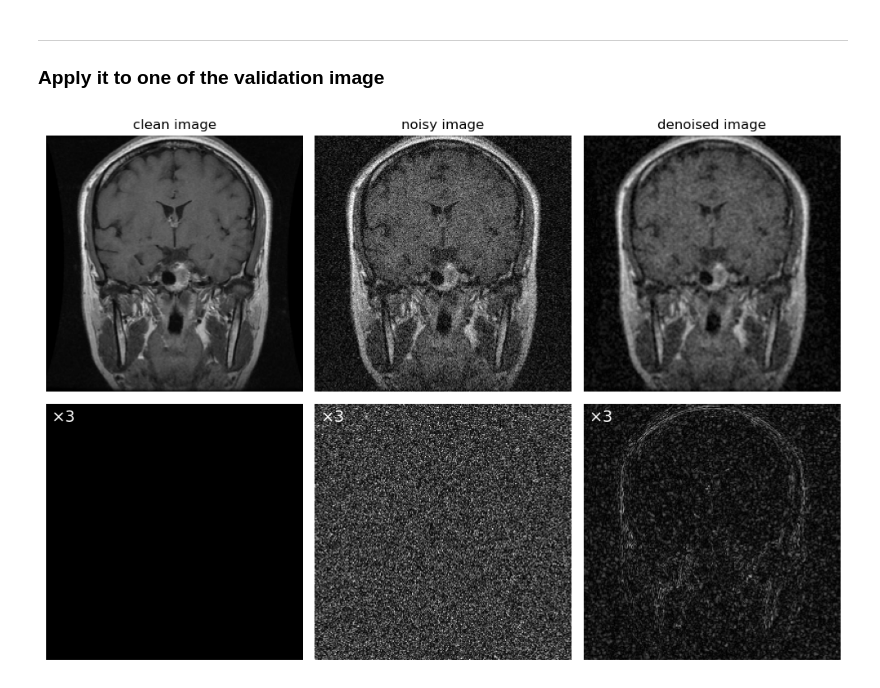
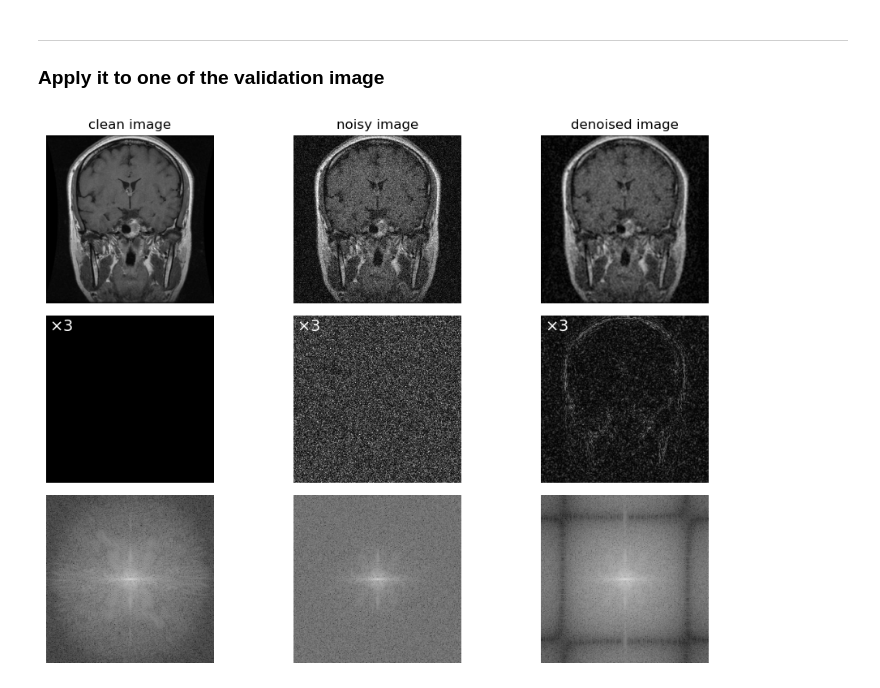
Before and after one commit to gwherb/Final-Project-Group-Work-5710, a Jupyter notebook: starter_code.ipynb, the cells around one changed output. Drawn from its saved outputs; the diff is of its cells as text; code cells hidden in the pictures.

```diff
--- a/starter_code.ipynb
+++ b/starter_code.ipynb
@@ -234,44 +220,60 @@ val_dataset = TIFFDataset('val-clean-tif', transform=transform) # Create the dat
 val_clean = val_dataset[0] # Load one clean image from the validation dataset
 val_noisy = val_clean + (torch.randn_like(val_clean) * sig) # Add noise to the clean image
 val_denoised = model(val_noisy).detach() # Denoise the noisy image using the trained model
+# val_clean_fft = torch.fft.fft2(val_clean)
+val_clean_FFT = np.fft.fftn(val_clean)
+val_noisy_fft = torch.fft.fftn(val_noisy)
+val_denoised_fft = torch.fft.fftn(val_denoised)
 
 
 # Your existing code to generate the figure and axes
-fig, ax = plt.subplots(2, 3, figsize=(10, 7))
+fig, ax = plt.subplots(3, 3, figsize=(10, 7))
 
 # Plot clean image
-ax[0, 0].imshow(np.abs(val_clean).squeeze().numpy(), cmap='gray', vmin=0, vmax=1)
+ax[0, 0].imshow(np.abs(val_clean).squeeze().numpy(), cmap='gray')
 ax[0, 0].set_title('clean image')
 ax[0, 0].axis('off')
 
 # Plot noisy image
 ax[0, 1].imshow(np.abs(val_noisy).squeeze().numpy(), cmap='gray', vmin=0, vmax=1)
 ax[0, 1].set_title('noisy image')
 ax[0, 1].axis('off')
 
 # Plot denoised image
 ax[0, 2].imshow(np.abs(val_denoised).squeeze().numpy(), cmap='gray', vmin=0, vmax=1)
 ax[0, 2].set_title('denoised image')
 ax[0, 2].axis('off')
 
 # Plot corresponding error images
 ax[1, 0].imshow(3*np.abs(val_clean - val_clean).squeeze().numpy(), cmap='gray', vmin=0, vmax=1)
 ax[1, 0].axis('off')
 ax[1, 0].text(0.02, 0.98, r'$\times 3$', transform=ax[1, 0].transAxes, fontsize=14, va='top', ha='left', color='white')
 
 ax[1, 1].imshow(3*np.abs(val_clean - val_noisy).squeeze().numpy(), cmap='gray', vmin=0, vmax=1)
 ax[1, 1].axis('off')
 ax[1, 1].text(0.02, 0.98, r'$\times 3$', transform=ax[1, 1].transAxes, fontsize=14, va='top', ha='left', color='white')
 
 ax[1, 2].imshow(3*np.abs(val_clean - val_denoised).squeeze().numpy(), cmap='gray', vmin=0, vmax=1)
 ax[1, 2].axis('off')
 ax[1, 2].text(0.02, 0.98, r'$\times 3$', transform=ax[1, 2].transAxes, fontsize=14, va='top', ha='left', color='white')
 
+# Plot the Fourier transform of the clean image
+ax[2, 0].imshow(np.log(np.abs(np.fft.fftshift(val_clean_FFT.squeeze()))**2), cmap='gray')
+ax[2, 0].axis('off')
+
+# Plot the Fourier transform of the noisy image
+ax[2, 1].imshow(np.log(np.abs(np.fft.fftshift(val_noisy_fft.squeeze()))**2), cmap='gray')
+ax[2, 1].axis('off')
+
+# Plot the Fourier transform of the denoised image
+ax[2, 2].imshow(np.log(np.abs(np.fft.fftshift(val_denoised_fft.squeeze()))**2), cmap='gray')
+ax[2, 2].axis('off')
+
 
 plt.tight_layout()
 plt.show()
 # %% [output]
-[figure, old version]
+[figure, new version]
 # %%
 # define NMSE loss
 def nmse_loss(output, target):
```
Also changed, not shown: parts of 3 cells of this notebook, 1 other file.
